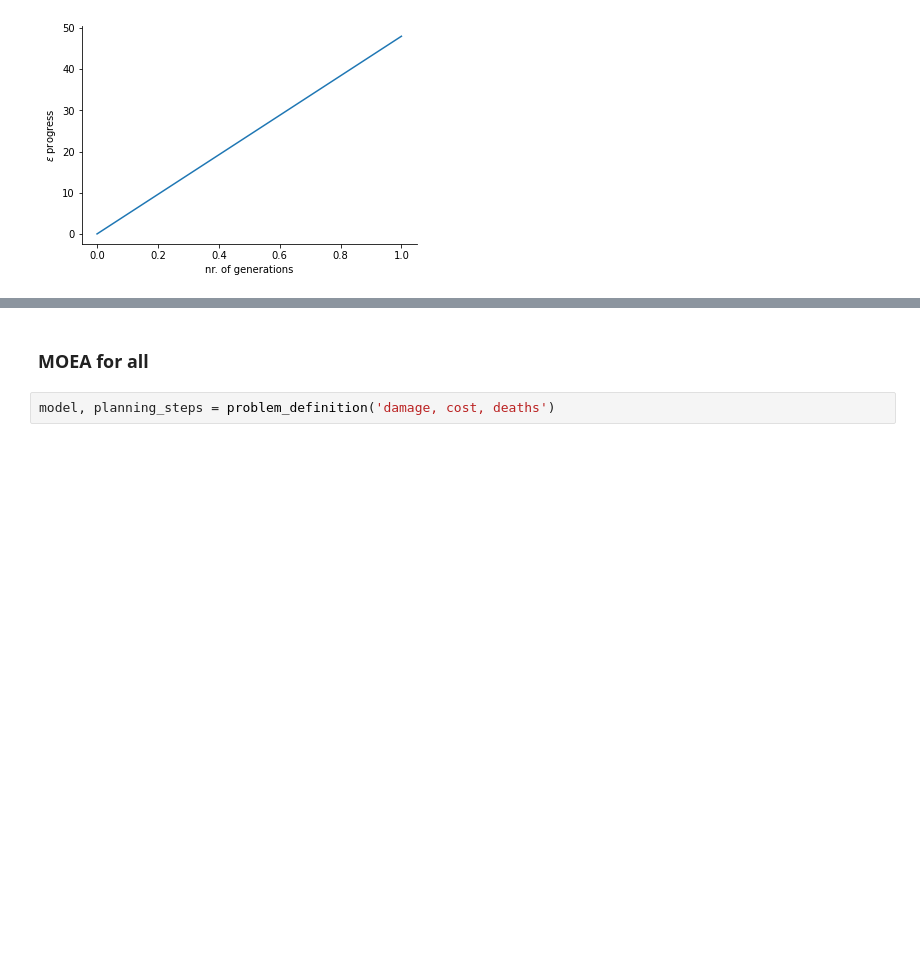
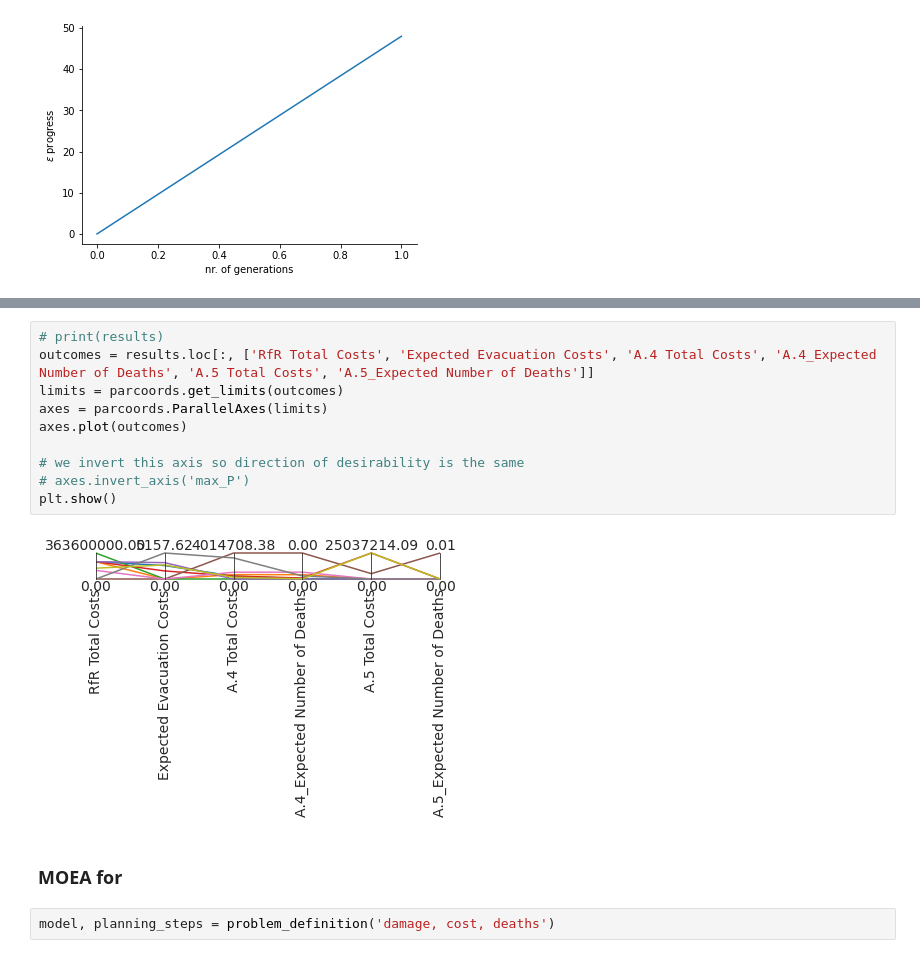
Before and after one commit to triple-capacho/EPA1361, a Jupyter notebook: final assignment/FinalRunNeat.ipynb, the cells around one changed output, grey strips where cells are left out. Saved outputs shown, nothing was run; the diff lists cells and outputs as text; blank space fills up the shorter version.

Commit message:
added the 10000 moea run

```diff
--- a/final assignment/FinalRunNeat.ipynb
+++ b/final assignment/FinalRunNeat.ipynb
@@ -805,5 +815,17 @@ sns.despine()
+# %%
+# print(results)
+outcomes = results.loc[:, ['RfR Total Costs', 'Expected Evacuation Costs', 'A.4 Total Costs', 'A.4_Expected Number of Deaths', 'A.5 Total Costs', 'A.5_Expected Number of Deaths']]
+limits = parcoords.get_limits(outcomes)
+axes = parcoords.ParallelAxes(limits)
+axes.plot(outcomes)
+
+# we invert this axis so direction of desirability is the same
+# axes.invert_axis('max_P')
+plt.show()
+# %% [output]
+[figure, added]
 # %% [markdown]
-### MOEA for all
+### MOEA for
 # %%
 model, planning_steps = problem_definition('damage, cost, deaths')
 # %% [markdown]
```
Also changed, not shown: parts of 3 cells of this notebook.
